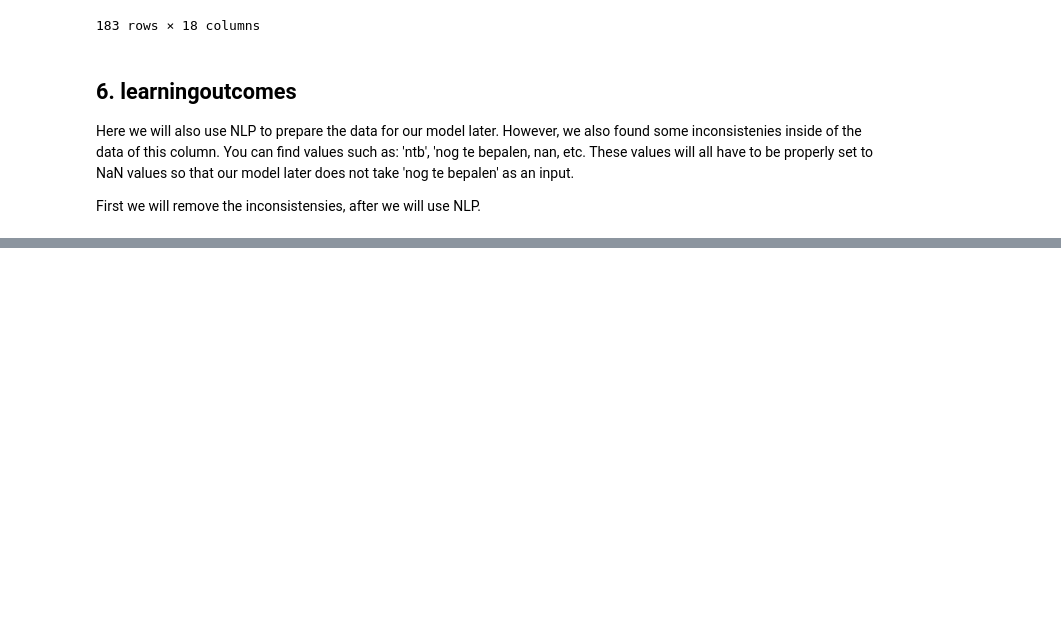
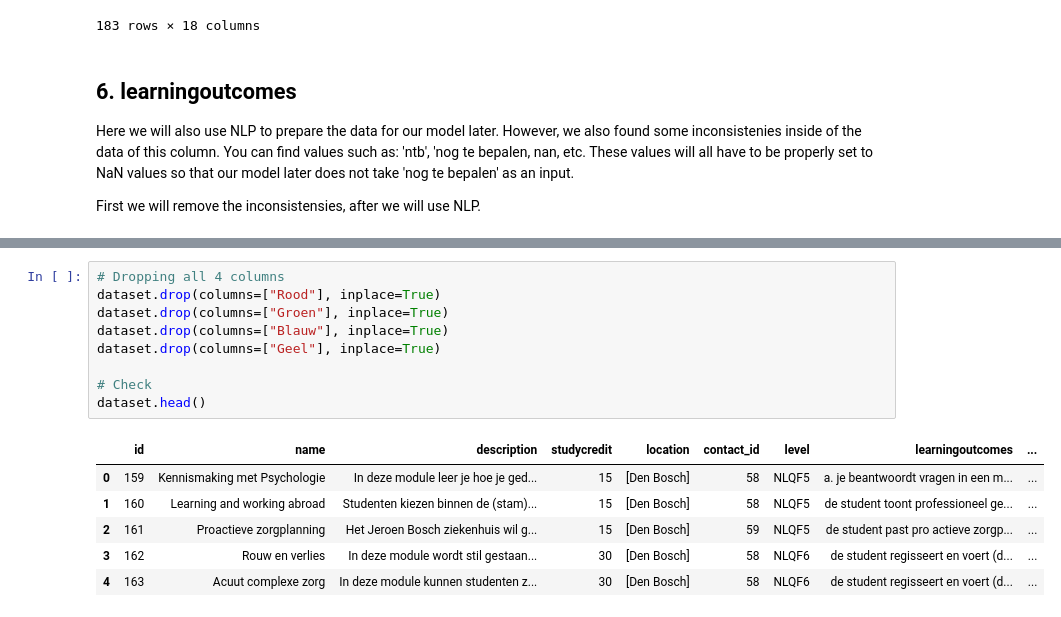
Before and after one commit to DanielvG-IT/Avans, a Jupyter notebook: Notebooks/02_data_cleaning.ipynb, the cells around one changed output, grey strips where cells are left out. Cells and saved outputs as stored; diff of their text form; blank space fills up the shorter version.

```diff
--- a/Notebooks/02_data_cleaning.ipynb
+++ b/Notebooks/02_data_cleaning.ipynb
@@ -170,0 +177,16 @@ We drop the colour columns (Green, Blue, Red, Yellow) as they are not relevant f
+# %%
+# Dropping all 4 columns
+dataset.drop(columns=["Rood"], inplace=True)
+dataset.drop(columns=["Groen"], inplace=True)
+dataset.drop(columns=["Blauw"], inplace=True)
+dataset.drop(columns=["Geel"], inplace=True)
+
+# Check
+dataset.head()
+# %% [output]
+|  | id | name | description | studycredit | location | contact_id | level | learningoutcomes | ... |
+| 0 | 159 | Kennismaking met Psychologie | In deze module leer je hoe je ged... | 15 | [Den Bosch] | 58 | NLQF5 | a. je beantwoordt vragen in een m... | ... |
+| 1 | 160 | Learning and working abroad | Studenten kiezen binnen de (stam)... | 15 | [Den Bosch] | 58 | NLQF5 | de student toont professioneel ge... | ... |
+| 2 | 161 | Proactieve zorgplanning | Het Jeroen Bosch ziekenhuis wil g... | 15 | [Den Bosch] | 59 | NLQF5 | de student past pro actieve zorgp... | ... |
+| 3 | 162 | Rouw en verlies | In deze module wordt stil gestaan... | 30 | [Den Bosch] | 58 | NLQF6 | de student regisseert en voert (d... | ... |
+| 4 | 163 | Acuut complexe zorg | In deze module kunnen studenten z... | 30 | [Den Bosch] | 58 | NLQF6 | de student regisseert en voert (d... | ... |
```
Also changed, not shown: parts of 9 cells of this notebook.
